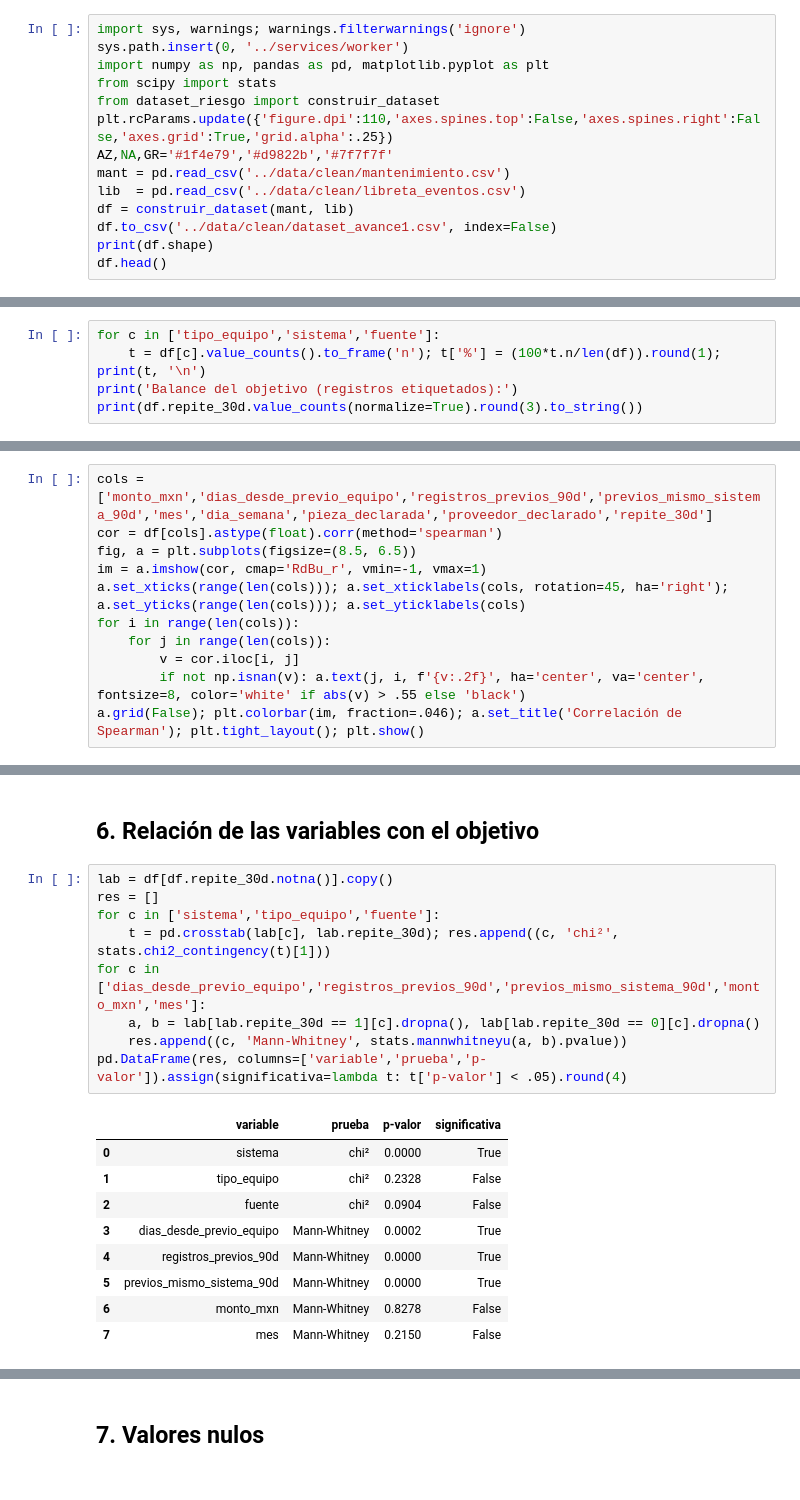
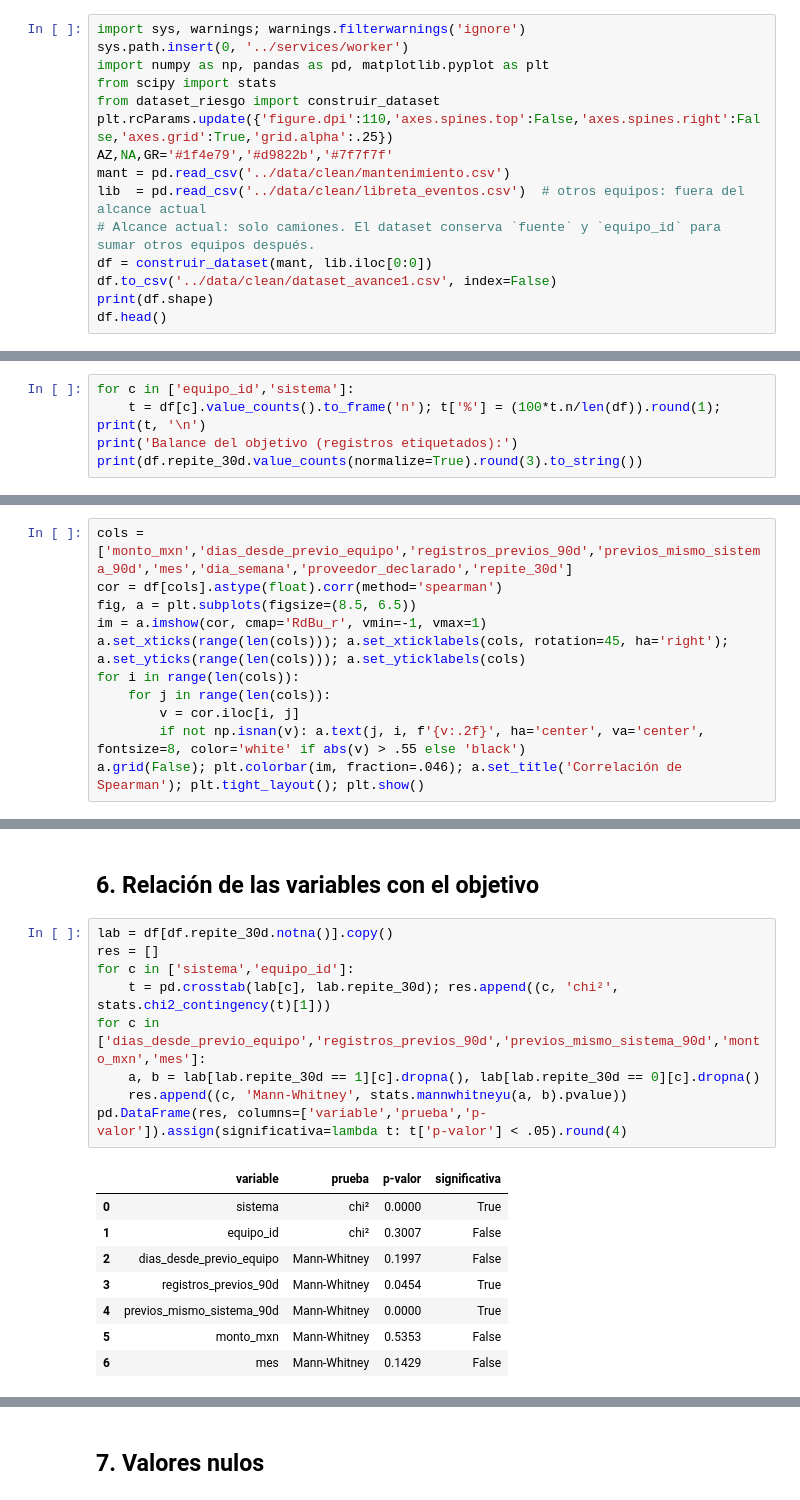
Before and after one commit to Carlosvzc/data-startup-minetrac, a Jupyter notebook: notebooks/Avance1_EDA_MineTrac.ipynb, the cells around one changed output, grey strips where cells are left out. Drawn from its saved outputs; the diff is of its cells as text.

```diff
--- a/notebooks/Avance1_EDA_MineTrac.ipynb
+++ b/notebooks/Avance1_EDA_MineTrac.ipynb
@@ -18,8 +18,9 @@ from dataset_riesgo import construir_dataset
 plt.rcParams.update({'figure.dpi':110,'axes.spines.top':False,'axes.spines.right':False,'axes.grid':True,'grid.alpha':.25})
 AZ,NA,GR='#1f4e79','#d9822b','#7f7f7f'
 mant = pd.read_csv('../data/clean/mantenimiento.csv')
-lib  = pd.read_csv('../data/clean/libreta_eventos.csv')
-df = construir_dataset(mant, lib)
+lib  = pd.read_csv('../data/clean/libreta_eventos.csv')  # otros equipos: fuera del alcance actual
+# Alcance actual: solo camiones. El dataset conserva `fuente` y `equipo_id` para sumar otros equipos después.
+df = construir_dataset(mant, lib.iloc[0:0])
 df.to_csv('../data/clean/dataset_avance1.csv', index=False)
 print(df.shape)
 df.head()
@@ -96,5 +98,5 @@ d[['count','mean','mediana','std','IQR','min','max','asimetría','CV']].round(2)
 # %%
-for c in ['tipo_equipo','sistema','fuente']:
+for c in ['equipo_id','sistema']:
     t = df[c].value_counts().to_frame('n'); t['%'] = (100*t.n/len(df)).round(1); print(t, '\n')
 print('Balance del objetivo (registros etiquetados):')
 print(df.repite_30d.value_counts(normalize=True).round(3).to_string())
@@ -141,7 +143,7 @@ plt.tight_layout(); plt.show()
 # %% [markdown]
 ## 5. Correlación
 # %%
-cols = ['monto_mxn','dias_desde_previo_equipo','registros_previos_90d','previos_mismo_sistema_90d','mes','dia_semana','pieza_declarada','proveedor_declarado','repite_30d']
+cols = ['monto_mxn','dias_desde_previo_equipo','registros_previos_90d','previos_mismo_sistema_90d','mes','dia_semana','proveedor_declarado','repite_30d']
 cor = df[cols].astype(float).corr(method='spearman')
 fig, a = plt.subplots(figsize=(8.5, 6.5))
 im = a.imshow(cor, cmap='RdBu_r', vmin=-1, vmax=1)
@@ -172,22 +173,21 @@ Name: repite_30d, dtype: float64
 # %%
 lab = df[df.repite_30d.notna()].copy()
 res = []
-for c in ['sistema','tipo_equipo','fuente']:
+for c in ['sistema','equipo_id']:
     t = pd.crosstab(lab[c], lab.repite_30d); res.append((c, 'chi²', stats.chi2_contingency(t)[1]))
 for c in ['dias_desde_previo_equipo','registros_previos_90d','previos_mismo_sistema_90d','monto_mxn','mes']:
     a, b = lab[lab.repite_30d == 1][c].dropna(), lab[lab.repite_30d == 0][c].dropna()
     res.append((c, 'Mann-Whitney', stats.mannwhitneyu(a, b).pvalue))
 pd.DataFrame(res, columns=['variable','prueba','p-valor']).assign(significativa=lambda t: t['p-valor'] < .05).round(4)
 # %% [output]
 |  | variable | prueba | p-valor | significativa |
 | 0 | sistema | chi² | 0.0000 | True |
-| 1 | tipo_equipo | chi² | 0.2328 | False |
-| 2 | fuente | chi² | 0.0904 | False |
-| 3 | dias_desde_previo_equipo | Mann-Whitney | 0.0002 | True |
-| 4 | registros_previos_90d | Mann-Whitney | 0.0000 | True |
-| 5 | previos_mismo_sistema_90d | Mann-Whitney | 0.0000 | True |
-| 6 | monto_mxn | Mann-Whitney | 0.8278 | False |
-| 7 | mes | Mann-Whitney | 0.2150 | False |
+| 1 | equipo_id | chi² | 0.3007 | False |
+| 2 | dias_desde_previo_equipo | Mann-Whitney | 0.1997 | False |
+| 3 | registros_previos_90d | Mann-Whitney | 0.0454 | True |
+| 4 | previos_mismo_sistema_90d | Mann-Whitney | 0.0000 | True |
+| 5 | monto_mxn | Mann-Whitney | 0.5353 | False |
+| 6 | mes | Mann-Whitney | 0.1429 | False |
 # %%
 fig, ax = plt.subplots(1, 2, figsize=(12, 4))
 (lab.groupby('sistema').repite_30d.mean().sort_values()*100).plot.barh(ax=ax[0], color=AZ); ax[0].set_title('% que repite en 30 días, por sistema')
```
Also changed, not shown: parts of 19 cells of this notebook.
